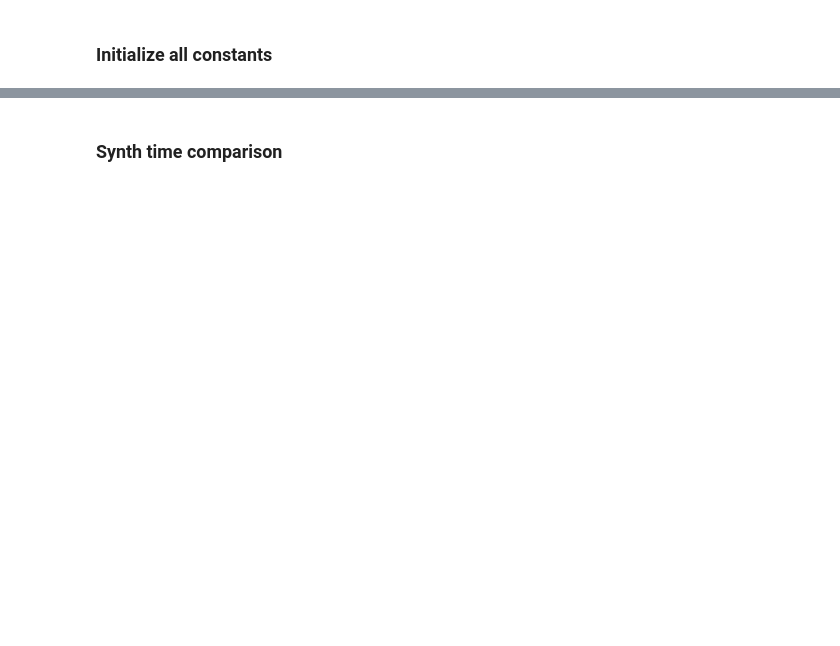
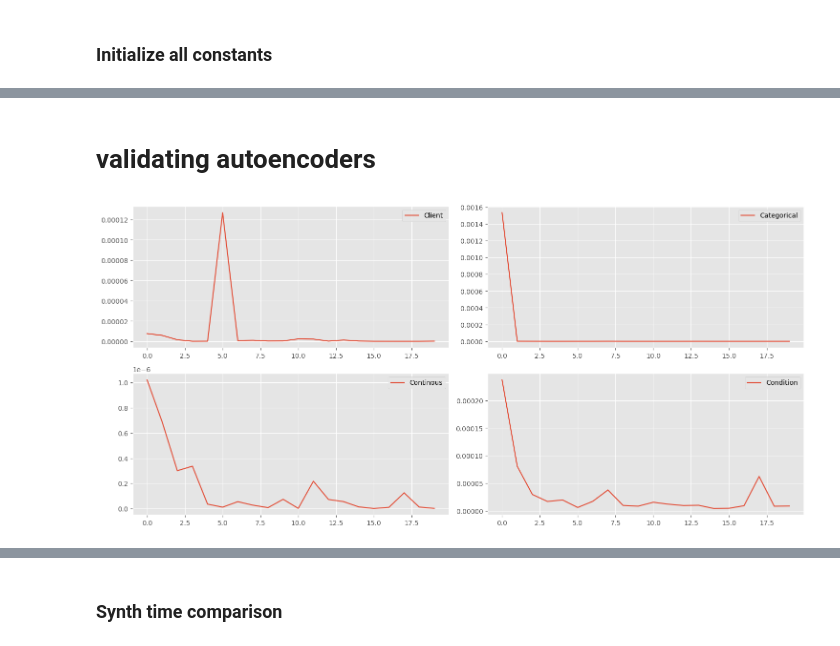
Before and after one commit to lucianolorenti/TRGAN, a Jupyter notebook: notebooks/TRGAN_chech.ipynb, the cells around one changed output, grey strips where cells are left out. Saved outputs shown, nothing was run; the diff lists cells and outputs as text; code cells hidden in the pictures; blank space fills up the shorter version.

```diff
--- a/notebooks/TRGAN_chech.ipynb
+++ b/notebooks/TRGAN_chech.ipynb
@@ -220,0 +98,17 @@ Dim X_emb: (1056018, 37) || Dim V_c: (1056018, 14)
+# %%
+
+from TRGAN.TRGAN import TRGAN, TRGANConfig
+from TRGAN.feature_extractor import default_feature_extractor_config
+
+
+model = TRGAN(
+    metadata=metadata,
+    config= TRGANConfig(
+        num_epochs=30,
+        clip_gradient_d1=0.0001,
+        clip_gradient_d2=0.0001,
+        feature_extraction =  default_feature_extractor_config(20)
+    ),
+    device="cpu"
+)
+model.train_extractor(data_wrapped)
@@ -220,0 +120,15 @@ Dim X_emb: (1056018, 37) || Dim V_c: (1056018, 14)
+# %% [markdown]
+# validating autoencoders
+# %%
+fig, ax = plt.subplots(2,2, figsize=(15, 7))
+ax[0,0].plot(model.feature_extractor.client_embedder.history, label="Client")
+ax[0,1].plot(model.feature_extractor.categorical_embedder.history,label="Categorical")
+ax[1,0].plot(model.feature_extractor.continous_embedder.history, label="Continous")
+ax[1,1].plot(model.feature_extractor.condition_vector_embedded.history, label="Condition")
+ax[0,0].legend()
+ax[0,1].legend()
+ax[1,0].legend()
+ax[1,1].legend()
+fig.tight_layout()
+# %% [output]
+[figure, added]
```
Also changed, not shown: parts of 88 cells of this notebook, 6 other files.
